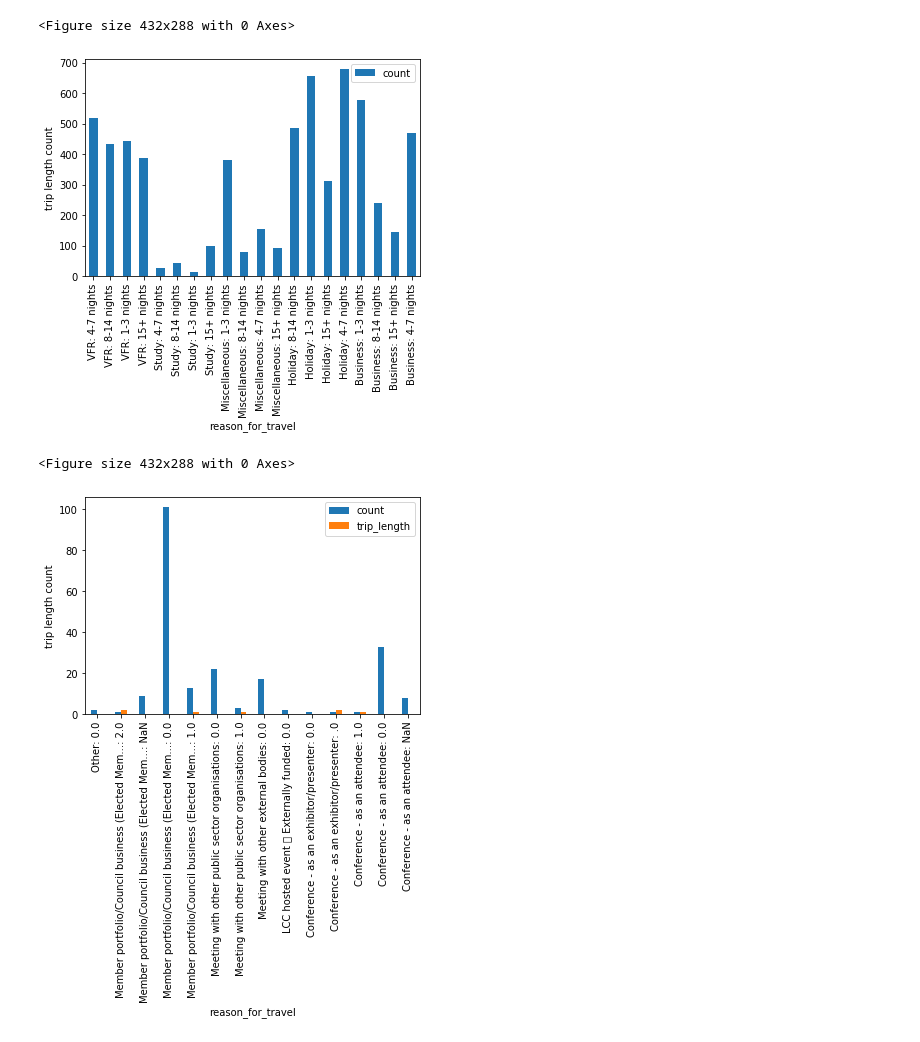
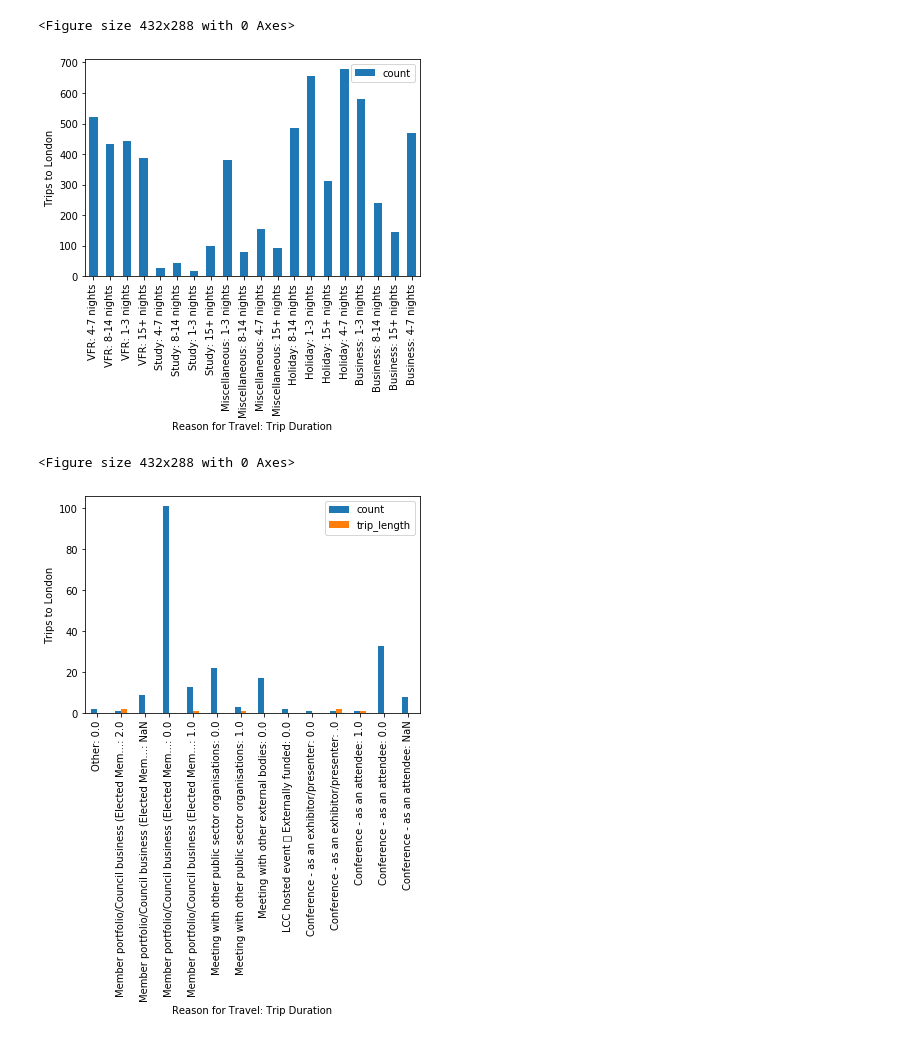
Before and after one commit to L0rd-Z-19/london_travel, a Jupyter notebook: Analysis.ipynb, the cells around one changed output. Cells and saved outputs as stored; diff of their text form; code cells hidden in the pictures.

```diff
--- a/Analysis.ipynb
+++ b/Analysis.ipynb
@@ -20,7 +20,8 @@ pop_travel_ll = pd.read_sql_table("pop_travel_ll",con=engine)
 x_axis = np.arange(len(reason_length_il))
 plt.figure()
 bar = reason_length_il.plot.bar(x='reason_for_travel')
-plt.ylabel("trip length count")
+plt.ylabel("Trips to London")
+plt.xlabel("Reason for Travel: Trip Duration")
 tick_locations = [value for value in x_axis]
 plt.xticks(tick_locations, ['VFR: 4-7 nights', 'VFR: 8-14 nights', 'VFR: 1-3 nights', 'VFR: 15+ nights',
                             'Study: 4-7 nights', 'Study: 8-14 nights', 'Study: 1-3 nights', 'Study: 15+ nights',
@@ -30,13 +31,14 @@ plt.xticks(tick_locations, ['VFR: 4-7 nights', 'VFR: 8-14 nights', 'VFR: 1-3 nig
 plt.savefig("images/reason_length_il.png",bbox_inches='tight')
 # %% [output]
 <Figure size 432x288 with 0 Axes>
-[figure, old version]
+[figure, new version]
 # %%
 #plot the local VS Reason for travel & save the plot
 x_axis = np.arange(len(reason_length_ll))
 plt.figure()
 bar = reason_length_ll.plot.bar(x='reason_for_travel')
-plt.ylabel("trip length count")
+plt.ylabel("Trips to London")
+plt.xlabel("Reason for Travel: Trip Duration")
 tick_locations = [value for value in x_axis]
 plt.xticks(tick_locations, ["Other: 0.0",
                             "Member portfolio/Council business (Elected Mem...: 2.0",
@@ -50,12 +52,12 @@ plt.xticks(tick_locations, ["Other: 0.0",
                             "Conference - as an exhibitor/presenter: 0.0",
                             "Conference - as an exhibitor/presenter: .0",
                             "Conference - as an attendee: 1.0",
                             "Conference - as an attendee: 0.0",
                             "Conference - as an attendee: NaN"],rotation=90)
 plt.savefig("images/reason_length_ll.png",bbox_inches='tight')
 # %% [output]
 <Figure size 432x288 with 0 Axes>
-[figure, old version]
+[figure, new version]
 # %%
 #plot the travel type & save the plot
 x_axis = np.arange(len(pop_travel_il))
```
Also changed, not shown: parts of 2 cells of this notebook, 4 other files.
